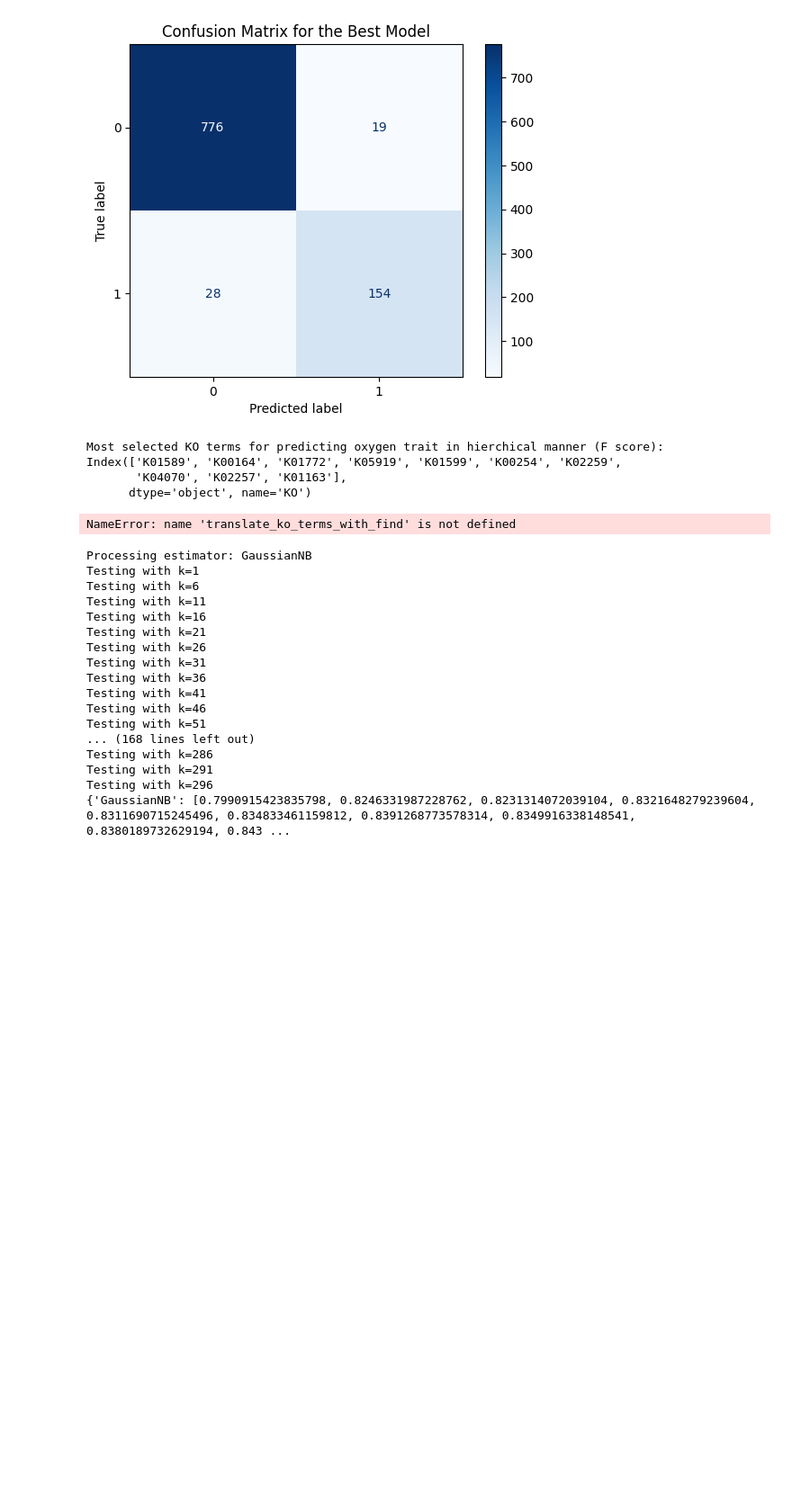
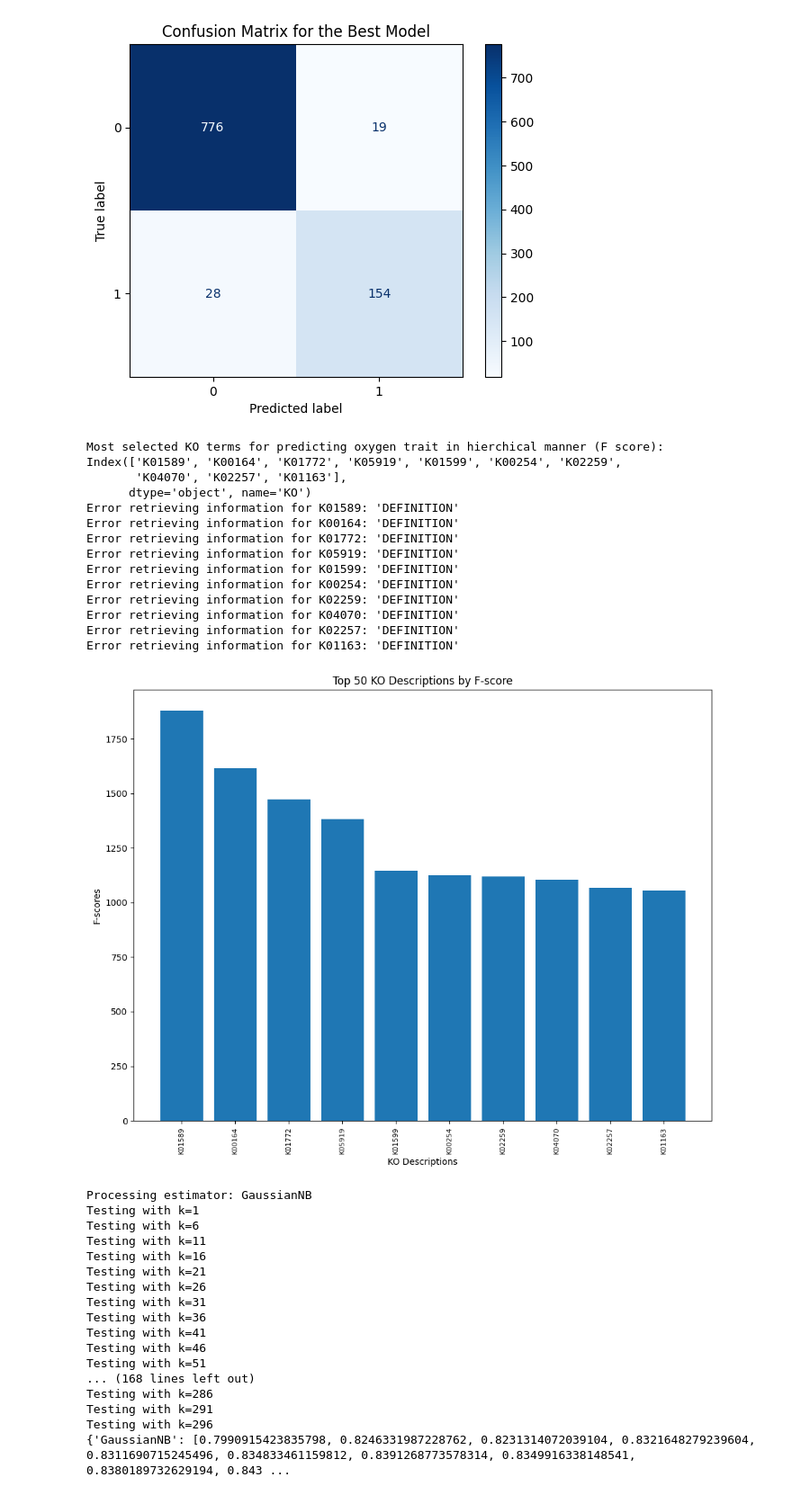
Before and after one commit to Ellaermeg/Eliah-Masters, a Jupyter notebook: Best K KO.ipynb, the cells around one changed output. Shown at 90% size. Saved outputs shown, nothing was run; the diff lists cells and outputs as text; code cells hidden in the pictures; blank space fills up the shorter version.

```diff
--- a/Best K KO.ipynb
+++ b/Best K KO.ipynb
@@ -133,6 +136,21 @@ Fitting 5 folds for each of 590 candidates, totalling 2950 fits
 Best parameters found: {'estimator': SVC(random_state=42), 'estimator__C': 10, 'estimator__gamma': 'scale', 'estimator__kernel': 'rbf', 'select_k__k': 50}
 Best cross-validation score: 0.959
 [figure]
+# %%
+def translate_ko_terms(ko_terms):
+    ko_descriptions = {}
+    for ko in ko_terms:
+        try:
+            result = kegg.find("ko", ko)
+            # The result can contain multiple lines if the term has multiple entries; split by newline
+            first_line = result.split('\n')[0]
+            # Each line is tab-separated with the format: entry_id, description
+            _, description = first_line.split('\t', 1)
+            ko_descriptions[ko] = description
+        except Exception as e:
+            print(f"Error retrieving information for {ko}: {e}")
+            ko_descriptions[ko] = ko  # Use the KO term itself if the name can't be retrieved
+    return ko_descriptions
 # %%
 ''' Finding best traits '''
 
@@ -151,36 +169,46 @@ scores = select_k_best.scores_[selected_features] # scores of selected features
 # Sorting features by their scores
 sorted_indices = np.argsort(scores)[::-1]
 sorted_scores = scores[sorted_indices]
 sorted_features = selected_ko_terms[sorted_indices]
 
 print("Most selected KO terms for predicting oxygen trait in hierchical manner (F score):")
 print(sorted_features)
 
 ''' Plot for visualizing distribution and importance of best traits'''
 
 # Translate selected KO terms to their descriptions
-selected_ko_terms_list = list(sorted_features)  # Assuming sorted_features contains your selected KO terms
-ko_descriptions_mapping = translate_ko_terms_with_find(selected_ko_terms_list)
+selected_ko_terms_list = list(sorted_features)
+ko_descriptions_mapping = translate_ko_terms(selected_ko_terms_list)
 
 
 # Replace KO terms with their descriptions for plotting
 translated_sorted_features = [ko_descriptions_mapping[ko] for ko in sorted_features]
 
 # Plotting with translated names
 plt.figure(figsize=(10, 8))
 plt.bar(range(len(translated_sorted_features)), sorted_scores)
 plt.xticks(range(len(translated_sorted_features)), translated_sorted_features, rotation='vertical', fontsize=8)
 plt.xlabel('KO Descriptions')
 plt.ylabel('F-scores')
 plt.title('Top 50 KO Descriptions by F-score')
 plt.tight_layout()
 plt.show()
 # %% [output]
 Most selected KO terms for predicting oxygen trait in hierchical manner (F score):
 Index(['K01589', 'K00164', 'K01772', 'K05919', 'K01599', 'K00254', 'K02259',
        'K04070', 'K02257', 'K01163'],
       dtype='object', name='KO')
+Error retrieving information for K01589: 'DEFINITION'
+Error retrieving information for K00164: 'DEFINITION'
+Error retrieving information for K01772: 'DEFINITION'
+Error retrieving information for K05919: 'DEFINITION'
+Error retrieving information for K01599: 'DEFINITION'
+Error retrieving information for K00254: 'DEFINITION'
+Error retrieving information for K02259: 'DEFINITION'
+Error retrieving information for K04070: 'DEFINITION'
+Error retrieving information for K02257: 'DEFINITION'
+Error retrieving information for K01163: 'DEFINITION'
-NameError: name 'translate_ko_terms_with_find' is not defined
+[figure, added]
 # %%
 ''' K values versus f1 score plot'''
 
```
Also changed, not shown: parts of 1 cell of this notebook, 1 other file.
